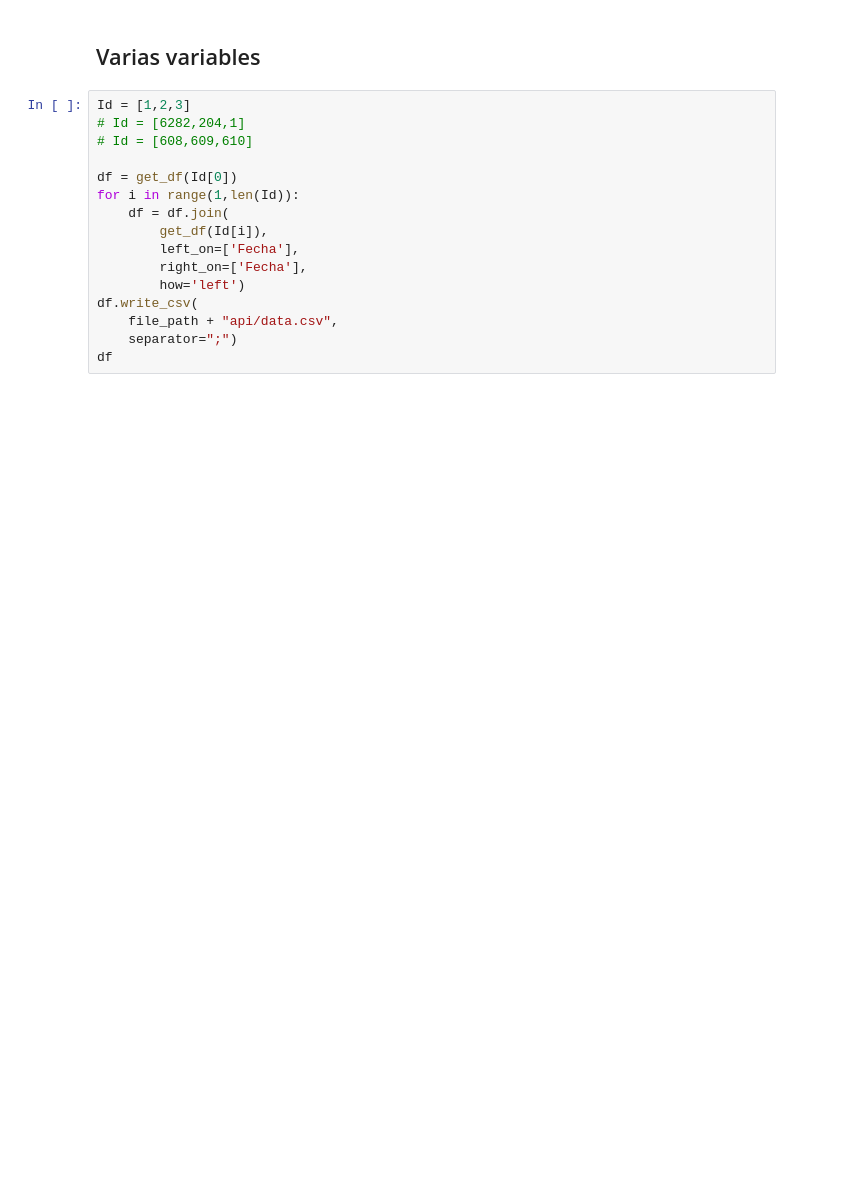
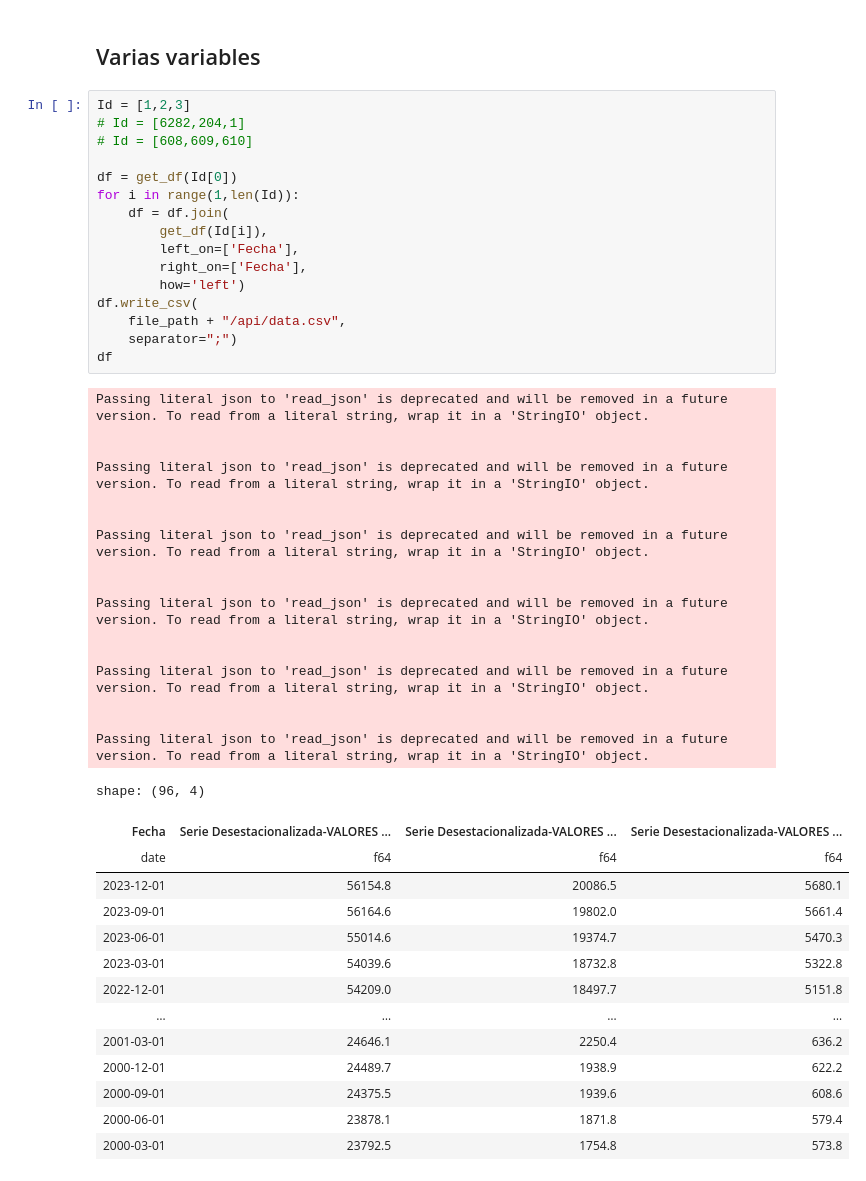
Before and after one commit to investigacioneconomicabch/BCH_Webpge, a Jupyter notebook: BCH_API_Python.ipynb, the cells around one changed output. Saved outputs shown, nothing was run; the diff lists cells and outputs as text; blank space fills up the shorter version.

```diff
--- a/BCH_API_Python.ipynb
+++ b/BCH_API_Python.ipynb
@@ -2193,16 +4941,47 @@ df
 # %%
 Id = [1,2,3]
 # Id = [6282,204,1]
 # Id = [608,609,610]
 
 df = get_df(Id[0])
 for i in range(1,len(Id)):
     df = df.join(
         get_df(Id[i]),
         left_on=['Fecha'],
         right_on=['Fecha'],
         how='left')
 df.write_csv(
-    file_path + "api/data.csv",
+    file_path + "/api/data.csv",
     separator=";")
 df
+# %% [output]
+Passing literal json to 'read_json' is deprecated and will be removed in a future version. To read from a literal string, wrap it in a 'StringIO' object.
+
+
+Passing literal json to 'read_json' is deprecated and will be removed in a future version. To read from a literal string, wrap it in a 'StringIO' object.
+
+
+Passing literal json to 'read_json' is deprecated and will be removed in a future version. To read from a literal string, wrap it in a 'StringIO' object.
+
+
+Passing literal json to 'read_json' is deprecated and will be removed in a future version. To read from a literal string, wrap it in a 'StringIO' object.
+
+
+Passing literal json to 'read_json' is deprecated and will be removed in a future version. To read from a literal string, wrap it in a 'StringIO' object.
+
+
+Passing literal json to 'read_json' is deprecated and will be removed in a future version. To read from a literal string, wrap it in a 'StringIO' object.
+shape: (96, 4)
+| Fecha | Serie Desestacionalizada-VALORES ... | Serie Desestacionalizada-VALORES ... | Serie Desestacionalizada-VALORES ... |
+| date | f64 | f64 | f64 |
+| 2023-12-01 | 56154.8 | 20086.5 | 5680.1 |
+| 2023-09-01 | 56164.6 | 19802.0 | 5661.4 |
+| 2023-06-01 | 55014.6 | 19374.7 | 5470.3 |
+| 2023-03-01 | 54039.6 | 18732.8 | 5322.8 |
+| 2022-12-01 | 54209.0 | 18497.7 | 5151.8 |
+| … | … | … | … |
+| 2001-03-01 | 24646.1 | 2250.4 | 636.2 |
+| 2000-12-01 | 24489.7 | 1938.9 | 622.2 |
+| 2000-09-01 | 24375.5 | 1939.6 | 608.6 |
+| 2000-06-01 | 23878.1 | 1871.8 | 579.4 |
+| 2000-03-01 | 23792.5 | 1754.8 | 573.8 |
```
Also changed, not shown: parts of 226 cells of this notebook, 8 other files.
